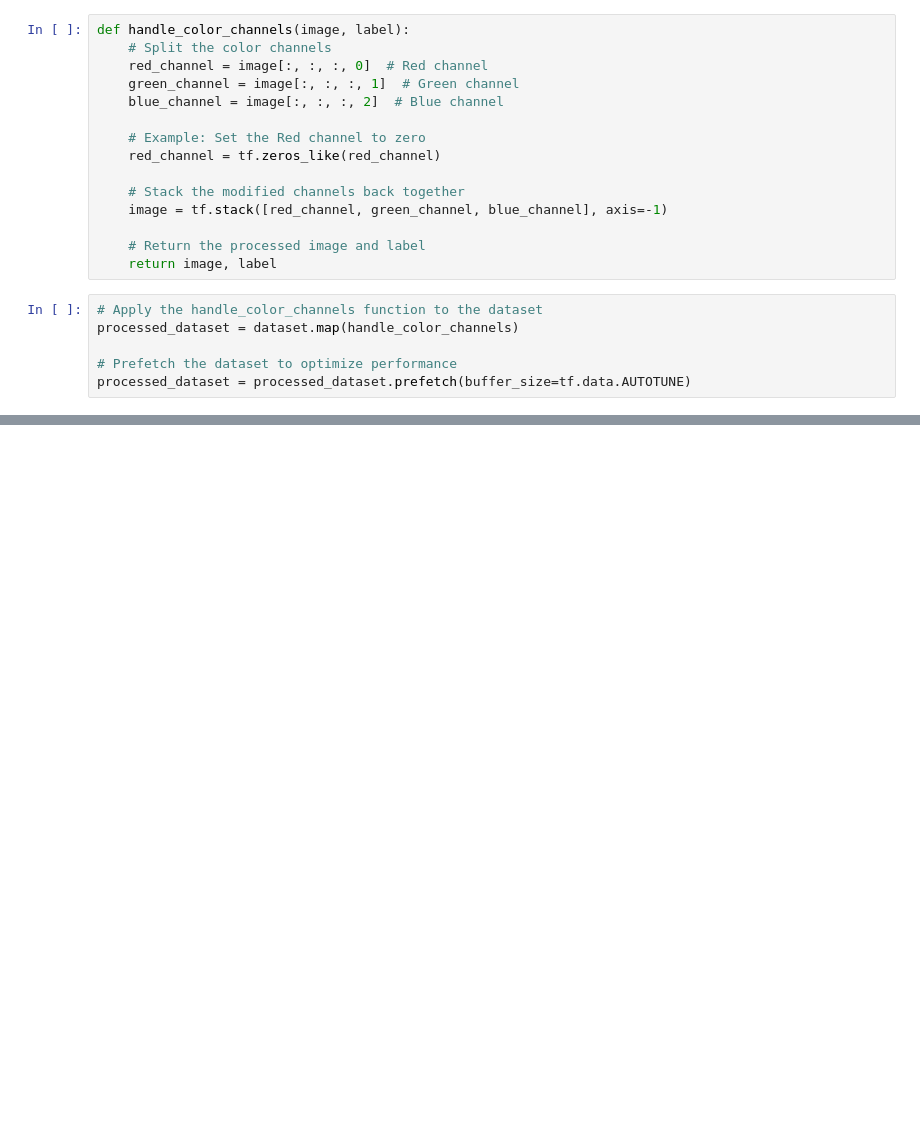
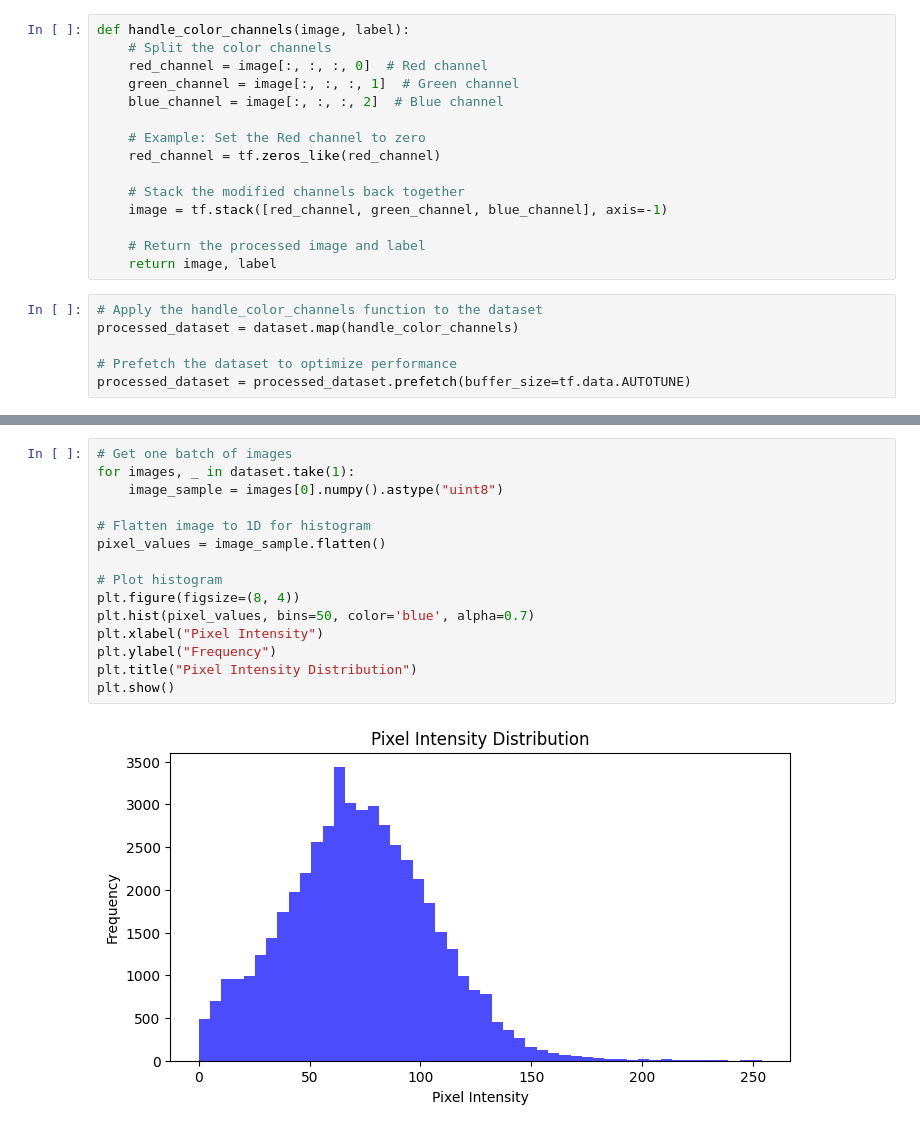
Before and after one commit to ipsha5/minor-project, a Jupyter notebook: AnimalDataset(MINI).ipynb, the cells around one changed output, grey strips where cells are left out. Saved outputs shown, nothing was run; the diff lists cells and outputs as text; blank space fills up the shorter version.

```diff
--- a/AnimalDataset(MINI).ipynb
+++ b/AnimalDataset(MINI).ipynb
@@ -209,0 +250,17 @@ Clipping input data to the valid range for imshow with RGB data ([0..1] for floa
+# %%
+# Get one batch of images
+for images, _ in dataset.take(1):
+    image_sample = images[0].numpy().astype("uint8")
+
+# Flatten image to 1D for histogram
+pixel_values = image_sample.flatten()
+
+# Plot histogram
+plt.figure(figsize=(8, 4))
+plt.hist(pixel_values, bins=50, color='blue', alpha=0.7)
+plt.xlabel("Pixel Intensity")
+plt.ylabel("Frequency")
+plt.title("Pixel Intensity Distribution")
+plt.show()
+# %% [output]
+[figure, added]
```
Also changed, not shown: parts of 9 cells of this notebook.
